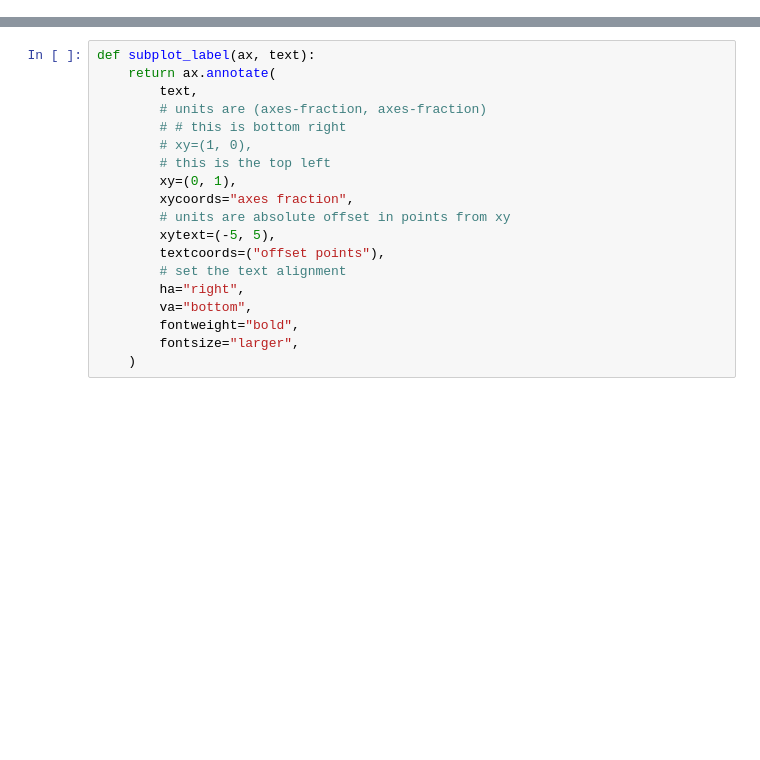
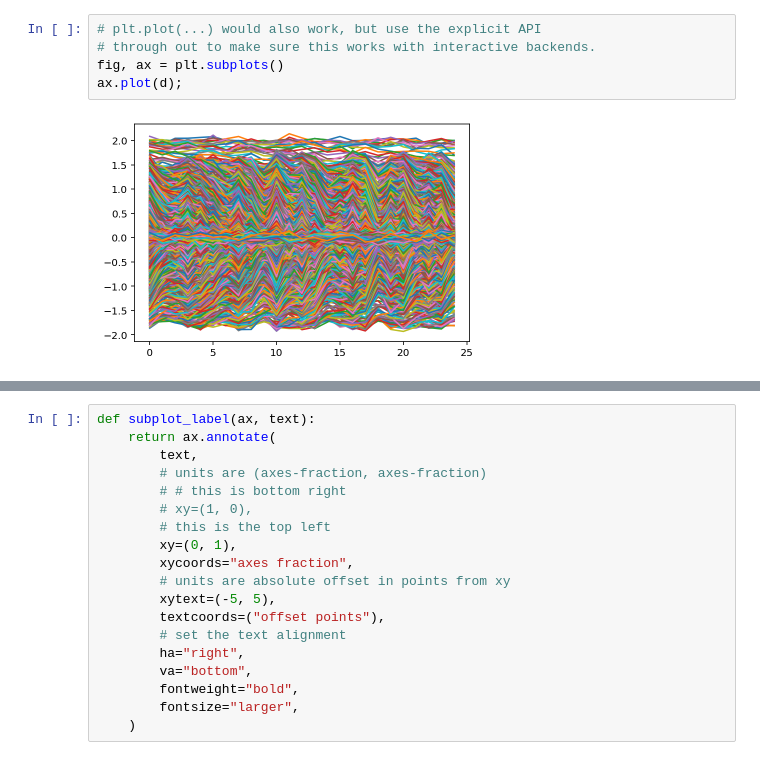
Before and after one commit to tacaswell/2021-03_APS, a Jupyter notebook: code/harmonic_oscilator/case-study.ipynb, the cells around one changed output, grey strips where cells are left out. Drawn from its saved outputs; the diff is of its cells as text; blank space fills up the shorter version.

```diff
--- a/code/harmonic_oscilator/case-study.ipynb
+++ b/code/harmonic_oscilator/case-study.ipynb
@@ -29,0 +59,7 @@ Coordinates:
+# %%
+# plt.plot(...) would also work, but use the explicit API
+# through out to make sure this works with interactive backends.
+fig, ax = plt.subplots()
+ax.plot(d);
+# %% [output]
+[figure, added]
```
Also changed, not shown: parts of 76 cells of this notebook, 1 other file.
